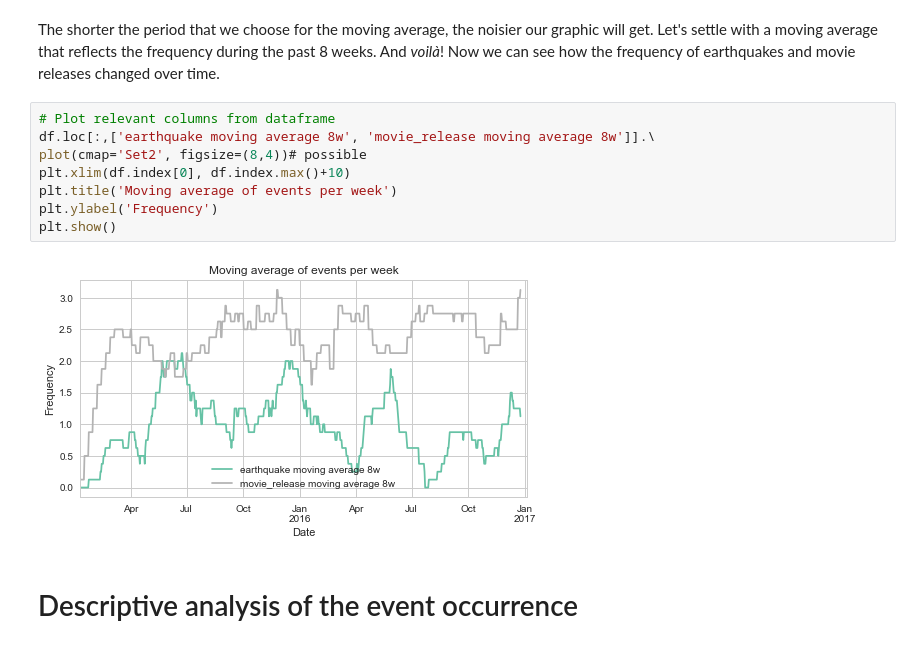
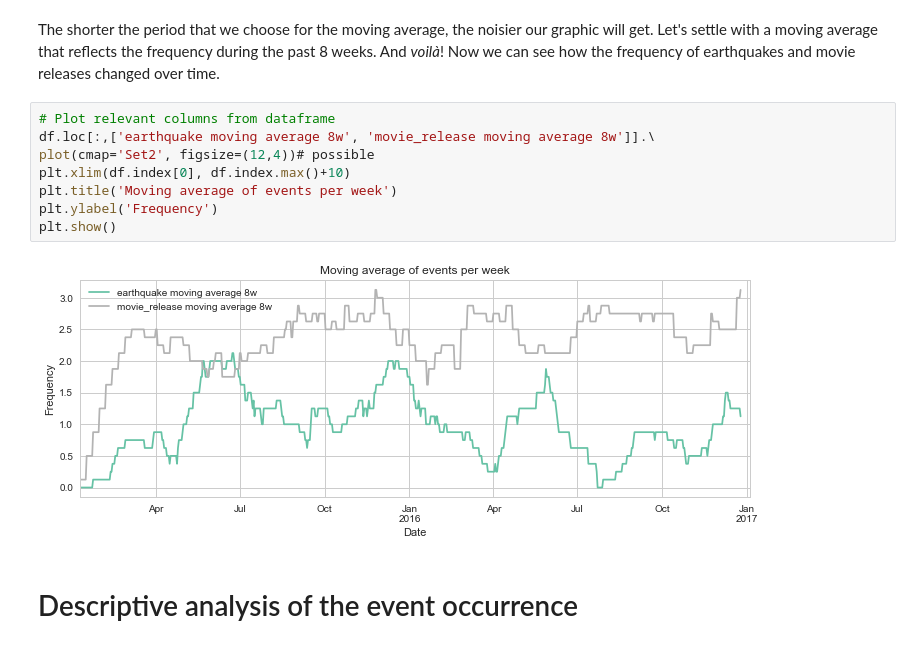
Before and after one commit to dariodata/event-tracker, a Jupyter notebook: event-tracker.ipynb, the cells around one changed output. Cells and saved outputs as stored; diff of their text form.

Commit message:
polish figures

```diff
--- a/event-tracker.ipynb
+++ b/event-tracker.ipynb
@@ -203,13 +203,13 @@ The shorter the period that we choose for the moving average, the noisier our gr
 # %%
 # Plot relevant columns from dataframe
 df.loc[:,['earthquake moving average 8w', 'movie_release moving average 8w']].\
-plot(cmap='Set2', figsize=(8,4))# possible
+plot(cmap='Set2', figsize=(12,4))# possible
 plt.xlim(df.index[0], df.index.max()+10)
 plt.title('Moving average of events per week')
 plt.ylabel('Frequency')
 plt.show()
 # %% [output]
-[figure, old version]
+[figure, new version]
 # %% [markdown]
 # Descriptive analysis of the event occurrence
 # %% [markdown]
```
Also changed, not shown: parts of 1 cell of this notebook.
